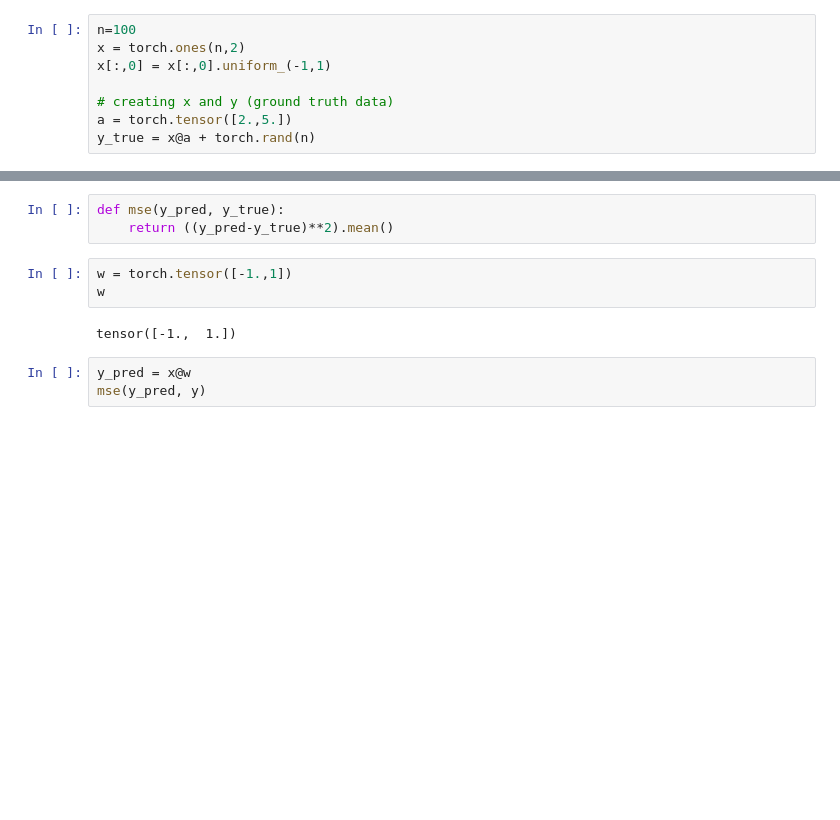
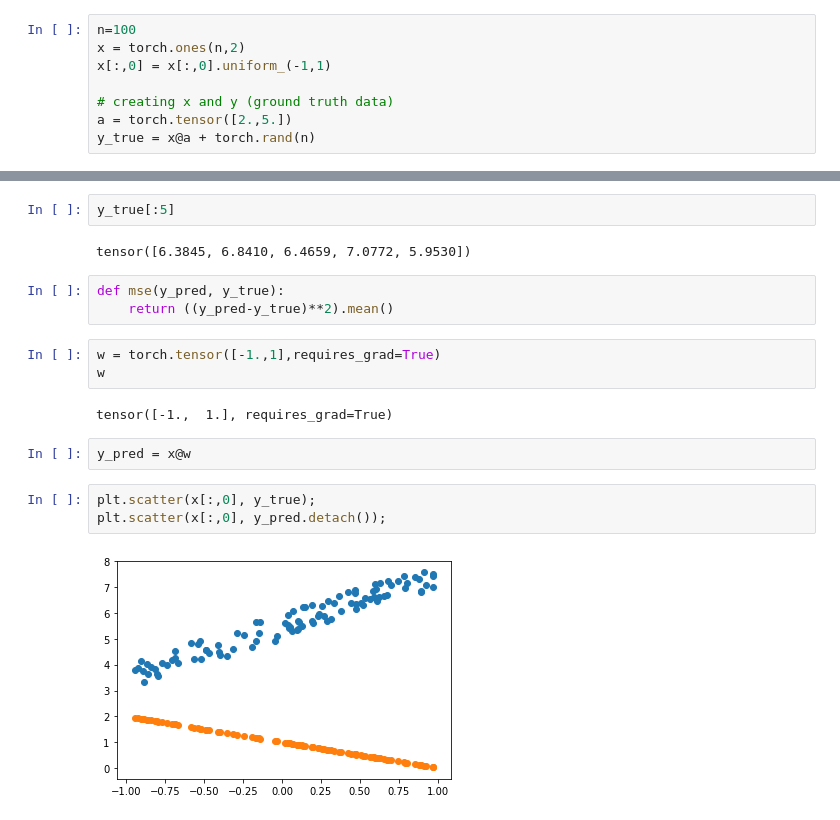
Before and after one commit to NaveenBansal-creater/pytorch, a Jupyter notebook: Linear_regression_pytorch.ipynb, the cells around one changed output, grey strips where cells are left out. Drawn from its saved outputs; the diff is of its cells as text; blank space fills up the shorter version.

```diff
--- a/Linear_regression_pytorch.ipynb
+++ b/Linear_regression_pytorch.ipynb
@@ -17,11 +26,19 @@ plt.scatter(x[:,0], y_true);
+# %%
+y_true[:5]
+# %% [output]
+tensor([6.3845, 6.8410, 6.4659, 7.0772, 5.9530])
 # %%
 def mse(y_pred, y_true):
     return ((y_pred-y_true)**2).mean()
 # %%
-w = torch.tensor([-1.,1])
+w = torch.tensor([-1.,1],requires_grad=True)
 w
 # %% [output]
-tensor([-1.,  1.])
+tensor([-1.,  1.], requires_grad=True)
 # %%
 y_pred = x@w
-mse(y_pred, y)
+# %%
+plt.scatter(x[:,0], y_true);
+plt.scatter(x[:,0], y_pred.detach());
+# %% [output]
+[figure, added]
```
Also changed, not shown: parts of 7 cells of this notebook.
